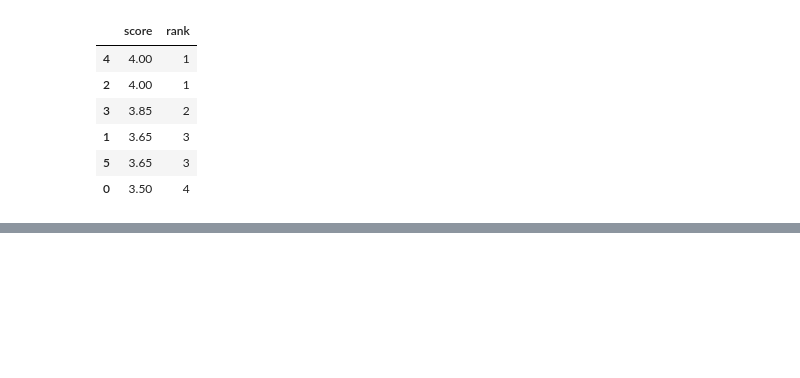
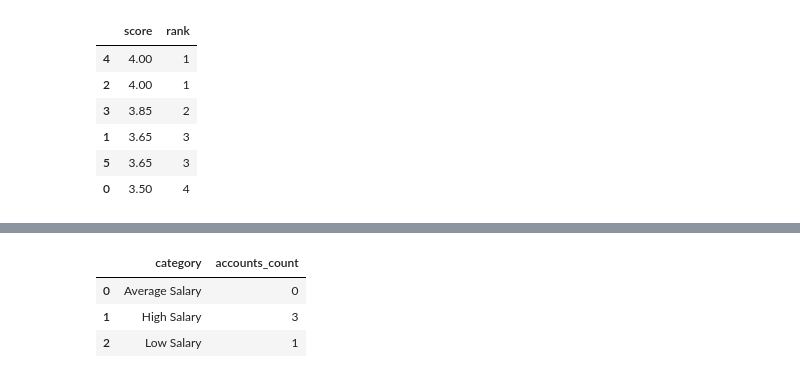
Before and after one commit to ShahriarHA/The-Pandas--Playground, a Jupyter notebook: leetCode3.ipynb, the cells around one changed output, grey strips where cells are left out. Saved outputs shown, nothing was run; the diff lists cells and outputs as text; code cells hidden in the pictures; blank space fills up the shorter version.

```diff
--- a/leetCode3.ipynb
+++ b/leetCode3.ipynb
@@ -181,0 +237,7 @@ sorted_scores_df[["score","rank"]]
+# %%
+res
+# %% [output]
+|  | category | accounts_count |
+| 0 | Average Salary | 0 |
+| 1 | High Salary | 3 |
+| 2 | Low Salary | 1 |
```
Also changed, not shown: parts of 8 cells of this notebook.
